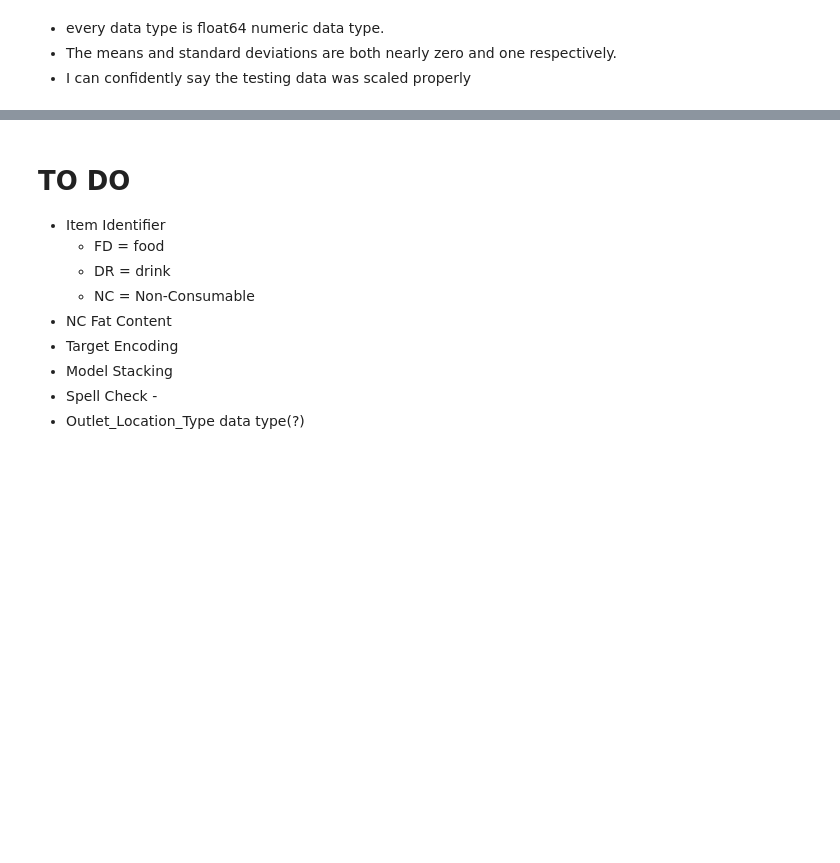
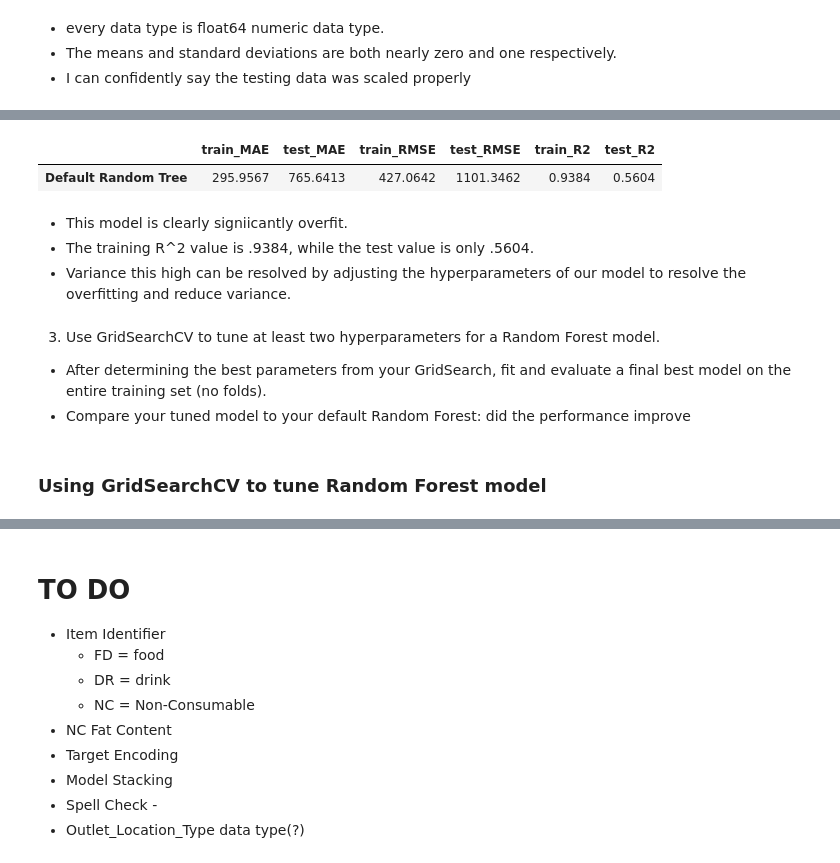
Before and after one commit to ThomasLane1820/Prediction-of-Product-Sales, a Jupyter notebook: Production_of_Product_Sales.ipynb, the cells around one changed output, grey strips where cells are left out. Cells and saved outputs as stored; diff of their text form; code cells hidden in the pictures; blank space fills up the shorter version.

```diff
--- a/Production_of_Product_Sales.ipynb
+++ b/Production_of_Product_Sales.ipynb
@@ -1097,0 +1194,5 @@ You should load a fresh version of the original data set here using pd.read_csv(
+# %%
+# Instantiate default random forest model
+rf = RandomForestRegressor(random_state = 42)
+# Model Pipeline
+rf_pipe = make_pipeline(col_transformer, rf)
@@ -1097,0 +1220,18 @@ You should load a fresh version of the original data set here using pd.read_csv(
+# %%
+# Use custom function to evaluate default model
+def_rf_scores = evaluate_regression(rf_pipe, X_train, y_train, X_test, y_test, model_name = 'Default Random Tree')
+def_rf_scores
+# %% [output]
+|  | train_MAE | test_MAE | train_RMSE | test_RMSE | train_R2 | test_R2 |
+| Default Random Tree | 295.9567 | 765.6413 | 427.0642 | 1101.3462 | 0.9384 | 0.5604 |
+# %% [markdown]
+- This model is clearly signiicantly overfit.
+- The training R^2 value is .9384, while the test value is only .5604.
+- Variance this high can be resolved by adjusting the hyperparameters of our model to resolve the overfitting and reduce variance.
+# %% [markdown]
+3. Use GridSearchCV to tune at least two hyperparameters for a Random Forest model.
+
+- After determining the best parameters from your GridSearch, fit and evaluate a final best model on the entire training set (no folds).
+- Compare your tuned model to your default Random Forest: did the performance improve
+# %% [markdown]
+### Using GridSearchCV to tune Random Forest model
```
Also changed, not shown: parts of 29 cells of this notebook.
